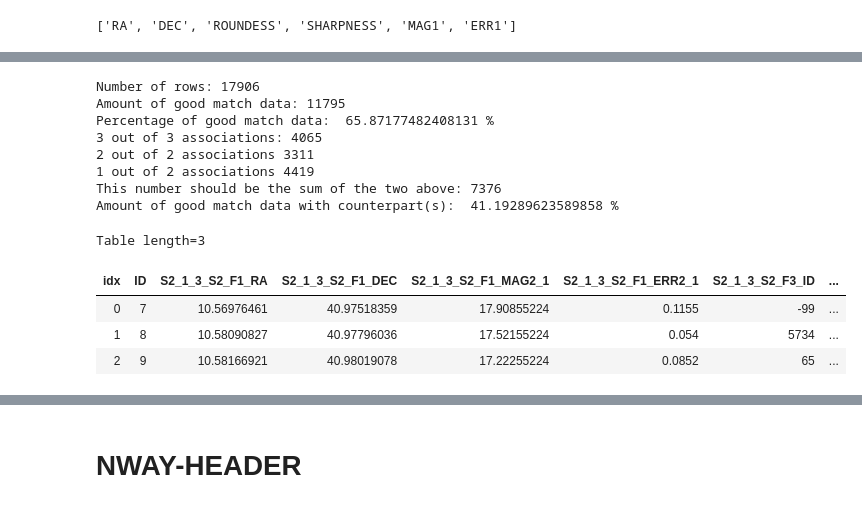
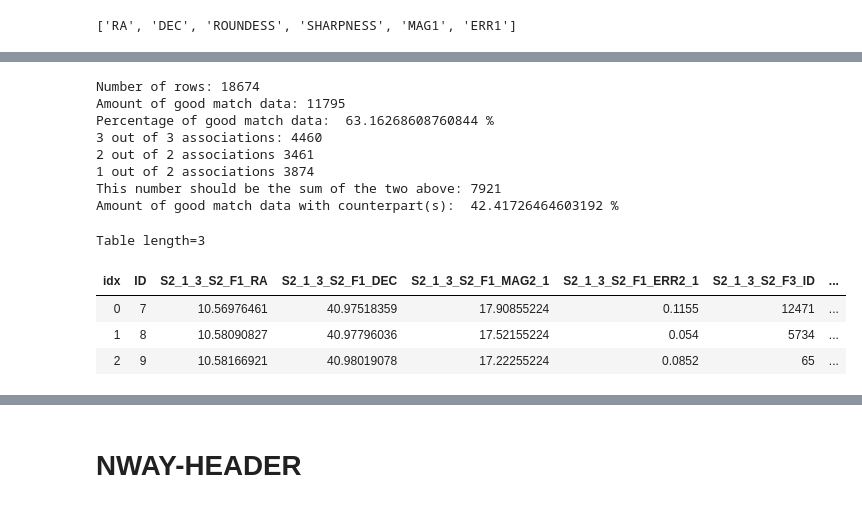
Before and after one commit to MichaelSharp7/M32, a Jupyter notebook: M32_cat.ipynb, the cells around one changed output, grey strips where cells are left out. Saved outputs shown, nothing was run; the diff lists cells and outputs as text; code cells hidden in the pictures.

```diff
--- a/M32_cat.ipynb
+++ b/M32_cat.ipynb
@@ -28,7 +28,7 @@ sns.set_context("paper")   # "paper", "notebook", "talk", "poster"
 # Fits Files
 # %%
 # Open a fits file and display info
-filein = 'single_error_increased/all_36_45_matched.fits'
+filein = 'single_radii/all_36_45_matched.fits'
 fits_im = fits.open(filein)
 fits_im.info()
 
@@ -69,7 +69,7 @@ EXTNAME = 'NWAYMATCH'
 # %% [markdown]
 # Convert fits to text
 # %%
-text_file = open('single_error_increased/all_36_45_text.txt','w')
+text_file = open('single_radii/all_36_45_text.txt','w')
 for i in range(8,len(hdr)-1,2):
     name = str(hdr[i])+' '
     print(name)
@@ -236,7 +236,7 @@ data_36.colnames
 # %%
 # Use for single filter 1+3
 
-file = 'single_error_increased/45_1_3_text.csv'
+file = 'single_radii/45_1_3_text.csv'
 csv_data = ascii.read(file, header_start=0)
 csv_data.colnames   # Get the column names
 print("Number of rows:",len(csv_data))
@@ -299,7 +299,7 @@ for i in range(len(good_data)):
         good_data[col_change_list[j]][i]=int(str(good_data[col_change_list[j]][i])[1:len(str(good_data[col_change_list[j]][i]))-1])
 
 
-good_data.write('single_error_increased/45_1_3_good_mean_fits.fits', overwrite=True)
+good_data.write('single_radii/45_1_3_good_mean_fits.fits', overwrite=True)
 
 # Display a small portion of the data to check formatting
 good_data[0:3].show_in_notebook()
@@ -317,7 +317,7 @@ Table length=3
 # %%
 # Use for single filter (1+3) + 4
 
-file = 'single_error_increased/45_1_3_4_text.csv'
+file = 'single_radii/45_1_3_4_text.csv'
 csv_data = ascii.read(file, header_start=0)
 csv_data.colnames   # Get the column names
 print("Number of rows:",len(csv_data))
@@ -360,42 +360,42 @@ print("3 out of 3 associations:",len(asn_3_idx[0]))
 asn_2_idx = np.where(good_data['asn']==2)
 print("2 out of 2 associations",len(asn_2_idx[0]))
 asn_1_idx = np.where(good_data['asn']==1)
 print("1 out of 2 associations",len(asn_1_idx[0]))
 
 # Cull those with no counterparts (no variability)
 idx_asn = np.where(good_data['asn']!=1)
 print("This number should be the sum of the two above:",len(idx_asn[0]))
 good_asn_data = good_data[idx_asn]
 # See how many remain compared to original combined [3.6]/[4.5]
 good_asn_pct = 100*len(good_asn_data)/len(csv_data)
 print("Amount of good match data with counterpart(s): ",good_asn_pct,"%")
 
 # Rename 1st ID as ID
 good_asn_data.rename_column('S2_1_3_ID', 'ID')
 
 # Remove first and last characters of ID number ('')
 col_change_list = ['ID','S2_1_3_S2_F3_ID','S2_F4_ID']
 for i in range(len(good_asn_data)):
     for j in range(len(col_change_list)):
         good_asn_data[col_change_list[j]][i]=int(str(good_asn_data[col_change_list[j]][i])[1:len(str(good_asn_data[col_change_list[j]][i]))-1])
 
 #good_asn_data.write('all_good_45_mean_csv.csv', overwrite=True)
-good_asn_data.write('single_error_increased/45_1_3_4_good_mean_fits.fits', overwrite=True)
+good_asn_data.write('single_radii/45_1_3_4_good_mean_fits.fits', overwrite=True)
 
 # Display a small portion of the data to check formatting
 good_asn_data[0:3].show_in_notebook()
 # %% [output]
-Number of rows: 17906
+Number of rows: 18674
 Amount of good match data: 11795
-Percentage of good match data:  65.87177482408131 %
-3 out of 3 associations: 4065
-2 out of 2 associations 3311
-1 out of 2 associations 4419
-This number should be the sum of the two above: 7376
-Amount of good match data with counterpart(s):  41.19289623589858 %
+Percentage of good match data:  63.16268608760844 %
+3 out of 3 associations: 4460
+2 out of 2 associations 3461
+1 out of 2 associations 3874
+This number should be the sum of the two above: 7921
+Amount of good match data with counterpart(s):  42.41726464603192 %
 Table length=3
 | idx | ID | S2_1_3_S2_F1_RA | S2_1_3_S2_F1_DEC | S2_1_3_S2_F1_MAG2_1 | S2_1_3_S2_F1_ERR2_1 | S2_1_3_S2_F3_ID | ... |
-| 0 | 7 | 10.56976461 | 40.97518359 | 17.90855224 | 0.1155 | -99 | ... |
+| 0 | 7 | 10.56976461 | 40.97518359 | 17.90855224 | 0.1155 | 12471 | ... |
 | 1 | 8 | 10.58090827 | 40.97796036 | 17.52155224 | 0.054 | 5734 | ... |
 | 2 | 9 | 10.58166921 | 40.98019078 | 17.22255224 | 0.0852 | 65 | ... |
 # %%
```
Also changed, not shown: parts of 6 cells of this notebook.
